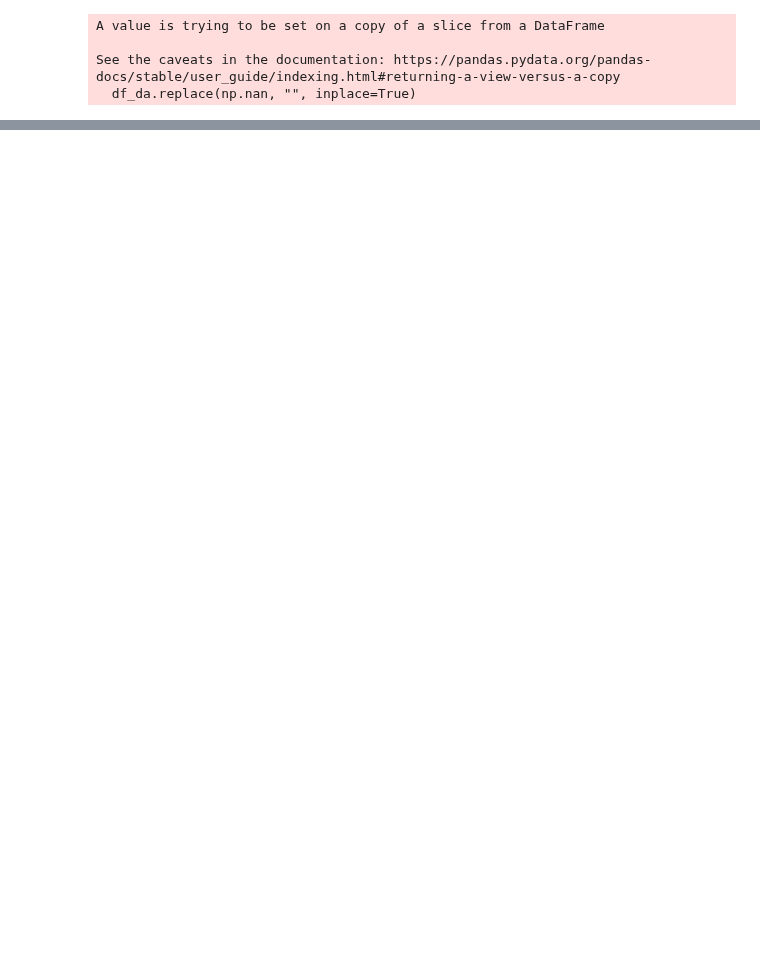
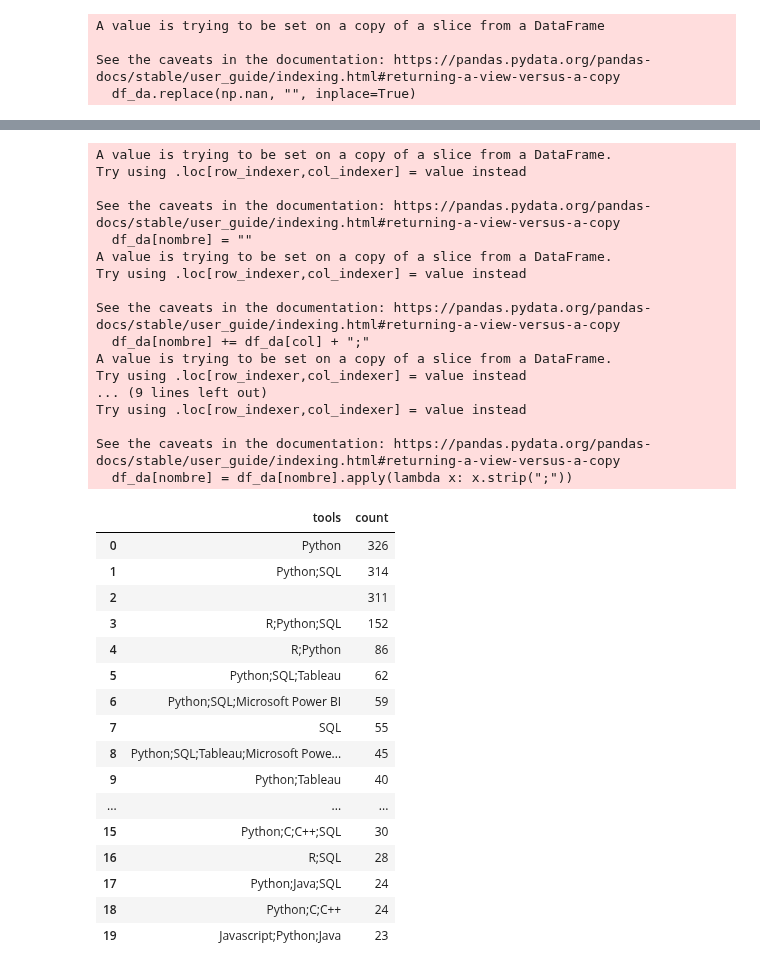
Before and after one commit to Adalab/project-da-promo-d-module-2-team-2-, a Jupyter notebook: notebooks/combinaciones.ipynb, the cells around one changed output, grey strips where cells are left out. Cells and saved outputs as stored; diff of their text form; code cells hidden in the pictures; blank space fills up the shorter version.

```diff
--- a/notebooks/combinaciones.ipynb
+++ b/notebooks/combinaciones.ipynb
@@ -116,0 +135,37 @@ df_combo_counts.head(50)
+# %%
+df_dev_language_BI = columna_combo(['dev_language_', 'BI_tools_'], 'combo_dev_lang_BI')
+# %% [output]
+A value is trying to be set on a copy of a slice from a DataFrame.
+Try using .loc[row_indexer,col_indexer] = value instead
+
+See the caveats in the documentation: https://pandas.pydata.org/pandas-docs/stable/user_guide/indexing.html#returning-a-view-versus-a-copy
+  df_da[nombre] = ""
+A value is trying to be set on a copy of a slice from a DataFrame.
+Try using .loc[row_indexer,col_indexer] = value instead
+
+See the caveats in the documentation: https://pandas.pydata.org/pandas-docs/stable/user_guide/indexing.html#returning-a-view-versus-a-copy
+  df_da[nombre] += df_da[col] + ";"
+A value is trying to be set on a copy of a slice from a DataFrame.
+Try using .loc[row_indexer,col_indexer] = value instead
+... (9 lines left out)
+Try using .loc[row_indexer,col_indexer] = value instead
+
+See the caveats in the documentation: https://pandas.pydata.org/pandas-docs/stable/user_guide/indexing.html#returning-a-view-versus-a-copy
+  df_da[nombre] = df_da[nombre].apply(lambda x: x.strip(";"))
+|  | tools | count |
+| 0 | Python | 326 |
+| 1 | Python;SQL | 314 |
+| 2 |  | 311 |
+| 3 | R;Python;SQL | 152 |
+| 4 | R;Python | 86 |
+| 5 | Python;SQL;Tableau | 62 |
+| 6 | Python;SQL;Microsoft Power BI | 59 |
+| 7 | SQL | 55 |
+| 8 | Python;SQL;Tableau;Microsoft Powe... | 45 |
+| 9 | Python;Tableau | 40 |
+| ... | ... | ... |
+| 15 | Python;C;C++;SQL | 30 |
+| 16 | R;SQL | 28 |
+| 17 | Python;Java;SQL | 24 |
+| 18 | Python;C;C++ | 24 |
+| 19 | Javascript;Python;Java | 23 |
```
Also changed, not shown: parts of 17 cells of this notebook, 2 other files.
